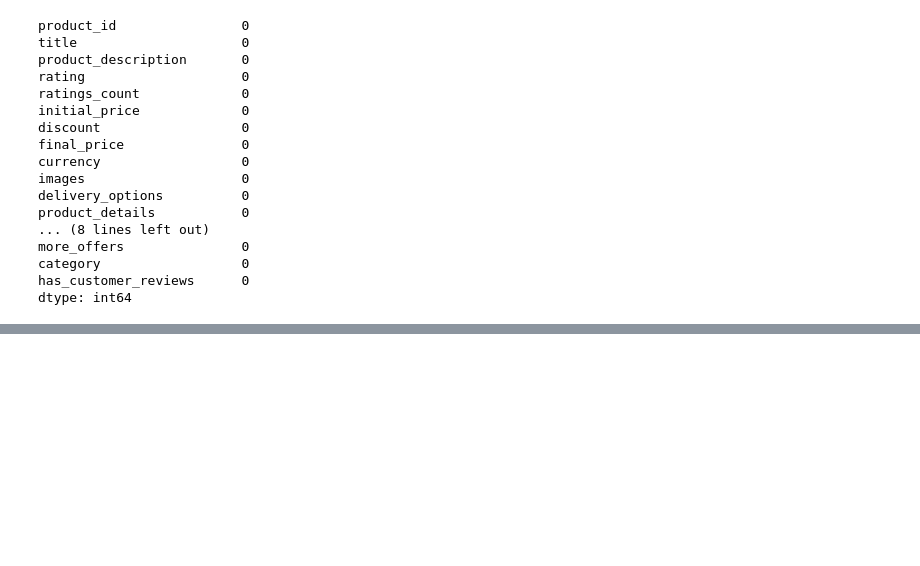
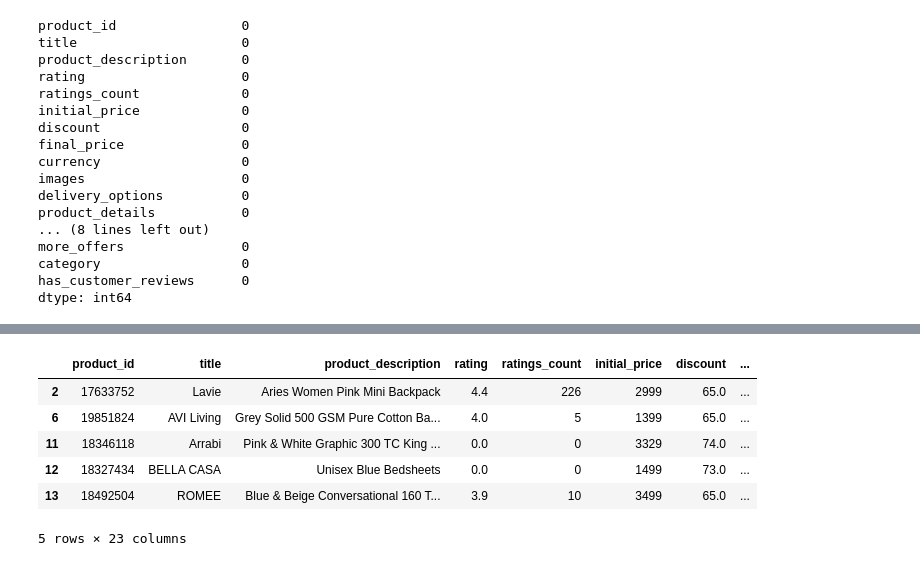
Before and after one commit to suryssss/CEI_Assigments, a Jupyter notebook: week-1-Assigment/week1.ipynb, the cells around one changed output, grey strips where cells are left out. Cells and saved outputs as stored; diff of their text form; code cells hidden in the pictures; blank space fills up the shorter version.

```diff
--- a/week-1-Assigment/week1.ipynb
+++ b/week-1-Assigment/week1.ipynb
@@ -333,0 +407,12 @@ dtype: int64
+# %%
+#products with high discount
+great_deals= df[(df['discount'] > 60.0)]
+great_deals.head()
+# %% [output]
+|  | product_id | title | product_description | rating | ratings_count | initial_price | discount | ... |
+| 2 | 17633752 | Lavie | Aries Women Pink Mini Backpack | 4.4 | 226 | 2999 | 65.0 | ... |
+| 6 | 19851824 | AVI Living | Grey Solid 500 GSM Pure Cotton Ba... | 4.0 | 5 | 1399 | 65.0 | ... |
+| 11 | 18346118 | Arrabi | Pink & White Graphic 300 TC King ... | 0.0 | 0 | 3329 | 74.0 | ... |
+| 12 | 18327434 | BELLA CASA | Unisex Blue Bedsheets | 0.0 | 0 | 1499 | 73.0 | ... |
+| 13 | 18492504 | ROMEE | Blue & Beige Conversational 160 T... | 3.9 | 10 | 3499 | 65.0 | ... |
+5 rows × 23 columns
```
Also changed, not shown: parts of 24 cells of this notebook, 2 other files.
